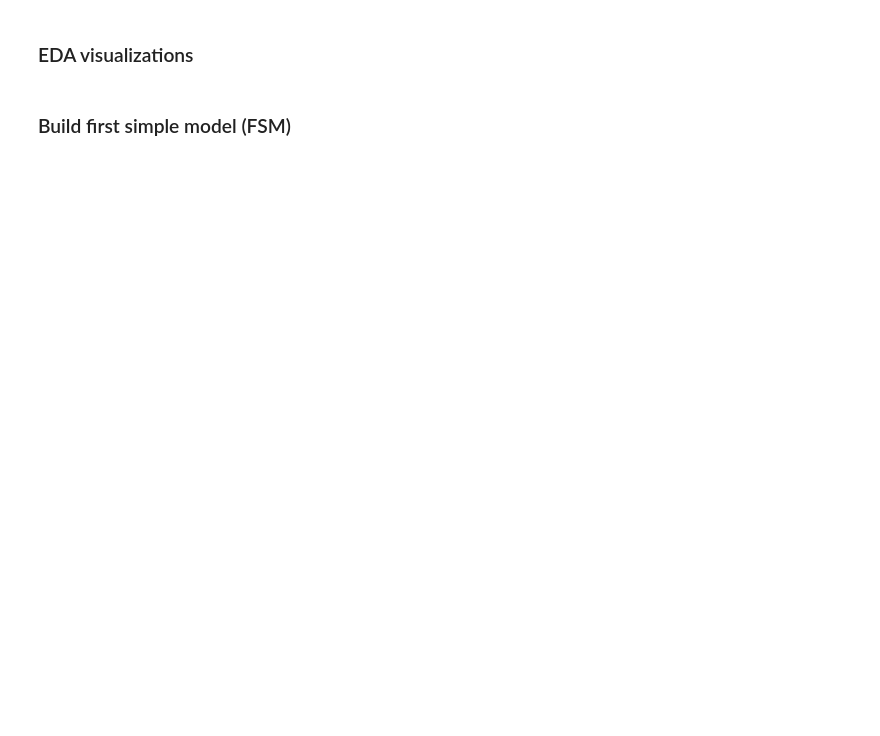
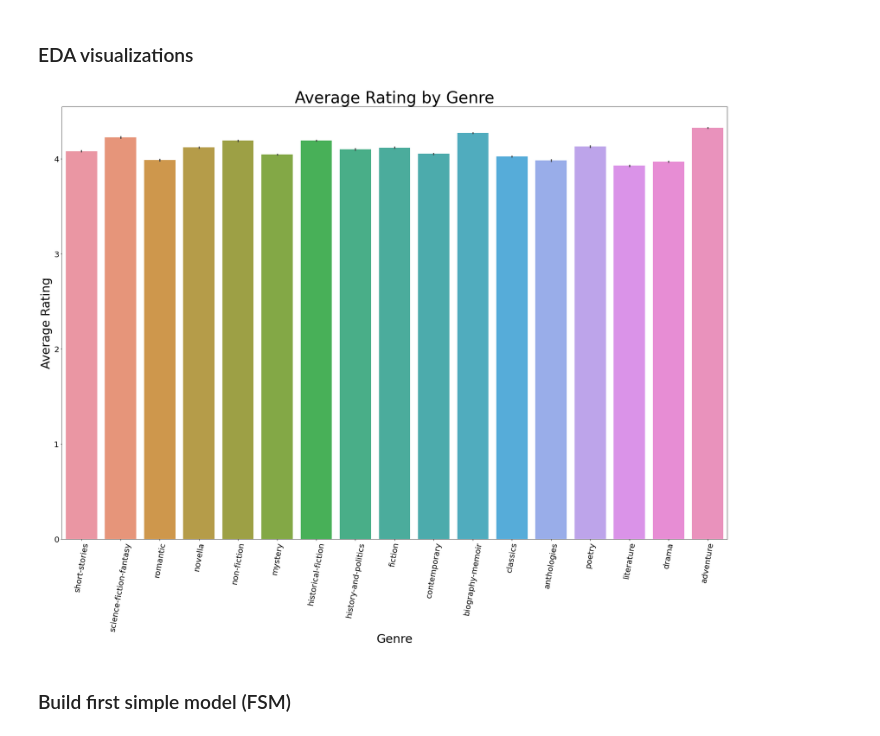
Before and after one commit to angelicacodes/book_recommendation, a Jupyter notebook: notebooks/exploratory/EDA1.ipynb, the cells around one changed output. Drawn from its saved outputs; the diff is of its cells as text; code cells hidden in the pictures; blank space fills up the shorter version.

```diff
--- a/notebooks/exploratory/EDA1.ipynb
+++ b/notebooks/exploratory/EDA1.ipynb
@@ -206,0 +423,6 @@ print(has_dups)
+# %%
+from sklearn.preprocessing import LabelEncoder
+enc = LabelEncoder()
+enc.fit(comb_df['book_unique_key'])
+comb_df['book_unique_key'] = enc.transform(comb_df['book_unique_key'])
+comb_df2 = comb_df
@@ -206,0 +438,6 @@ print(has_dups)
+# %%
+enc = LabelEncoder()
+enc.fit(comb_df2['user_unique_key'])
+comb_df2['user_unique_key'] = enc.transform(comb_df2['user_unique_key'])
+comb_df3 = comb_df
+comb_df3.head()
@@ -206,0 +451,4 @@ print(has_dups)
+# %%
+comb_df3['author'] = comb_df3['author'].replace({'by ': '', "(Goodreads Author)": ''}, regex=False)
+comb_df4= comb_df3
+comb_df4.head()
@@ -206,0 +462,4 @@ print(has_dups)
+# %%
+comb_df4['pages'] = comb_df4['pages'].replace({'pages': ''}, regex=True)
+comb_df5= comb_df4
+comb_df5.head()
@@ -215,4 +618,16 @@ print(has_dups)
 # %% [markdown]
 ### EDA visualizations
+# %%
+#y= comb_df.sort_values('average_rating', ascending=False)
+plt.figure(figsize=(30,20))
+sns.barplot(x=comb_df5['genre'],y=comb_df5['average_rating'])
+plt.xticks(rotation= 80, size= 20)
+plt.yticks(size= 20)
+plt.xlabel('Genre',size='30')
+plt.ylabel('Average Rating', size = 30)
+plt.title('Average Rating by Genre',color='black',size='40')
+plt.show()
+# %% [output]
+[figure, added]
 # %% [markdown]
 ### Build first simple model (FSM)
```
Also changed, not shown: parts of 58 cells of this notebook, 9 other files.
